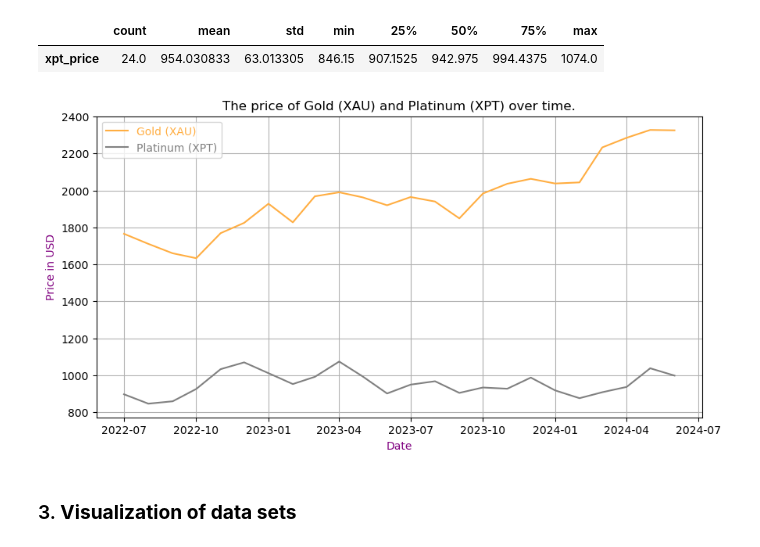
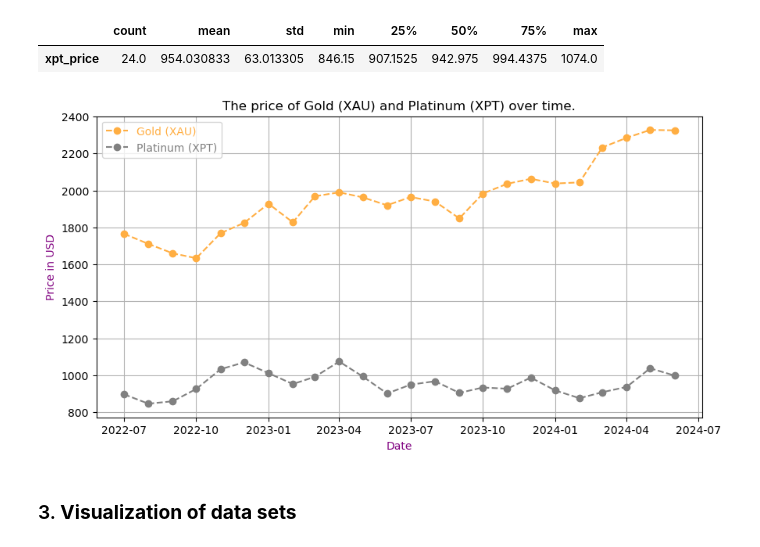
Before and after one commit to Engineer194/Macroeconomic-Analysis-of-the-US-Economy---Part-1, a Jupyter notebook: DATA_Project_v.1.ipynb, the cells around one changed output. Saved outputs shown, nothing was run; the diff lists cells and outputs as text; code cells hidden in the pictures.

```diff
--- a/DATA_Project_v.1.ipynb
+++ b/DATA_Project_v.1.ipynb
@@ -604,28 +604,28 @@ xpt_filtered[['xpt_price']].describe().T # PLATINUM
 # %%
 # We convert the 'date' columns to a datetime type.
 xau_filtered['date'] = pd.to_datetime(xau_filtered['date'])
 xpt_filtered['date'] = pd.to_datetime(xpt_filtered['date'])
 # We sort the data by date.
 xau_filtered = xau_filtered.sort_values('date')
 xpt_filtered = xpt_filtered.sort_values('date')
 
 # Visualization of prices over time.
 plt.figure(figsize=(10, 5))
-plt.plot(xau_filtered['date'], xau_filtered['xau_price'], marker='', linestyle='-', color = '#FFAE42')
-plt.plot(xpt_filtered['date'], xpt_filtered['xpt_price'], marker='', linestyle='-', color = 'grey')
+plt.plot(xau_filtered['date'], xau_filtered['xau_price'], marker='o', linestyle='--', color = '#FFAE42')
+plt.plot(xpt_filtered['date'], xpt_filtered['xpt_price'], marker='o', linestyle='--', color = 'grey')
 
 plt.title('The price of Gold (XAU) and Platinum (XPT) over time.')
 plt.xlabel('Date', color = 'purple')
 plt.ylabel('Price in USD', color = 'purple')
 
 legend = plt.legend(['Gold (XAU)', 'Platinum (XPT)'], loc='upper left')
 legend.texts[0].set_color('#FFAE42')
 legend.texts[1].set_color('grey')
 
 plt.grid(True)
 plt.show()
 # %% [output]
-[figure, old version]
+[figure, new version]
 # %% [markdown]
 ### 3. **Visualization of data sets**
 # %%
```
Also changed, not shown: parts of 9 cells of this notebook.
